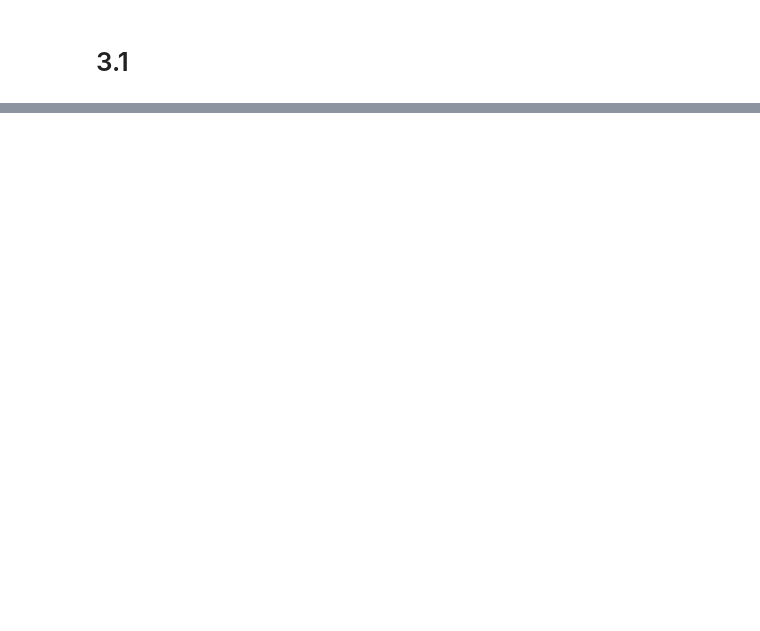
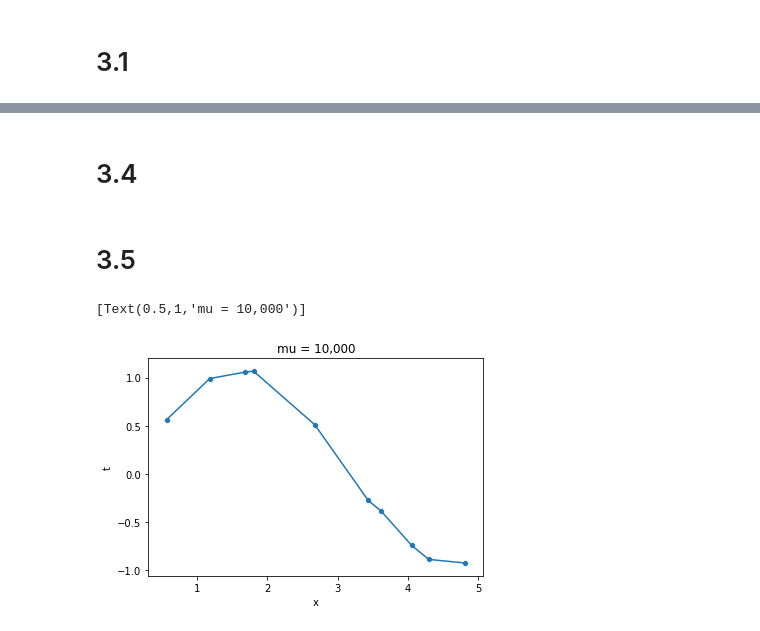
Before and after one commit to WyattGMadden/mathematics_of_machine_learning_group_19, a Jupyter notebook: labs/lab_4/Lab 4 - Wyatt Madden & Dan Crowley.ipynb, the cells around one changed output, grey strips where cells are left out. Saved outputs shown, nothing was run; the diff lists cells and outputs as text; code cells hidden in the pictures; blank space fills up the shorter version.

```diff
--- a/labs/lab_4/Lab 4 - Wyatt Madden & Dan Crowley.ipynb
+++ b/labs/lab_4/Lab 4 - Wyatt Madden & Dan Crowley.ipynb
@@ -50,0 +117,25 @@ array([[-8. ,  1. ],
+# %% [markdown]
+# 3.4
+# %% [markdown]
+# 3.5
+# %%
+gauss_ten_10000 = lsefit(x = x,
+                       t = t,
+                       params = gauss_basis(0, 2*np.pi, len(x)),
+                       func = func_gauss,
+                       mu = 10**5)
+
+gauss_df = {'gauss_ten_10000': np.dot(np.transpose(gauss_ten_10000),
+                                  np.transpose(better_eval_basis(gauss_basis(0, 2*np.pi, len(x)),
+                                                                 func_gauss,
+                                                                 x))),
+            'x': x,
+            't': t}
+
+gauss_df = pd.DataFrame(gauss_df)
+
+sns.lineplot(x = "x", y = "gauss_ten_10000", data = gauss_df)
+sns.scatterplot(x = "x", y = "t", data = hat_df).set(title = "mu = 10,000")
+# %% [output]
+[Text(0.5,1,'mu = 10,000')]
+[figure, added]
```
Also changed, not shown: parts of 17 cells of this notebook, 16 other files.
